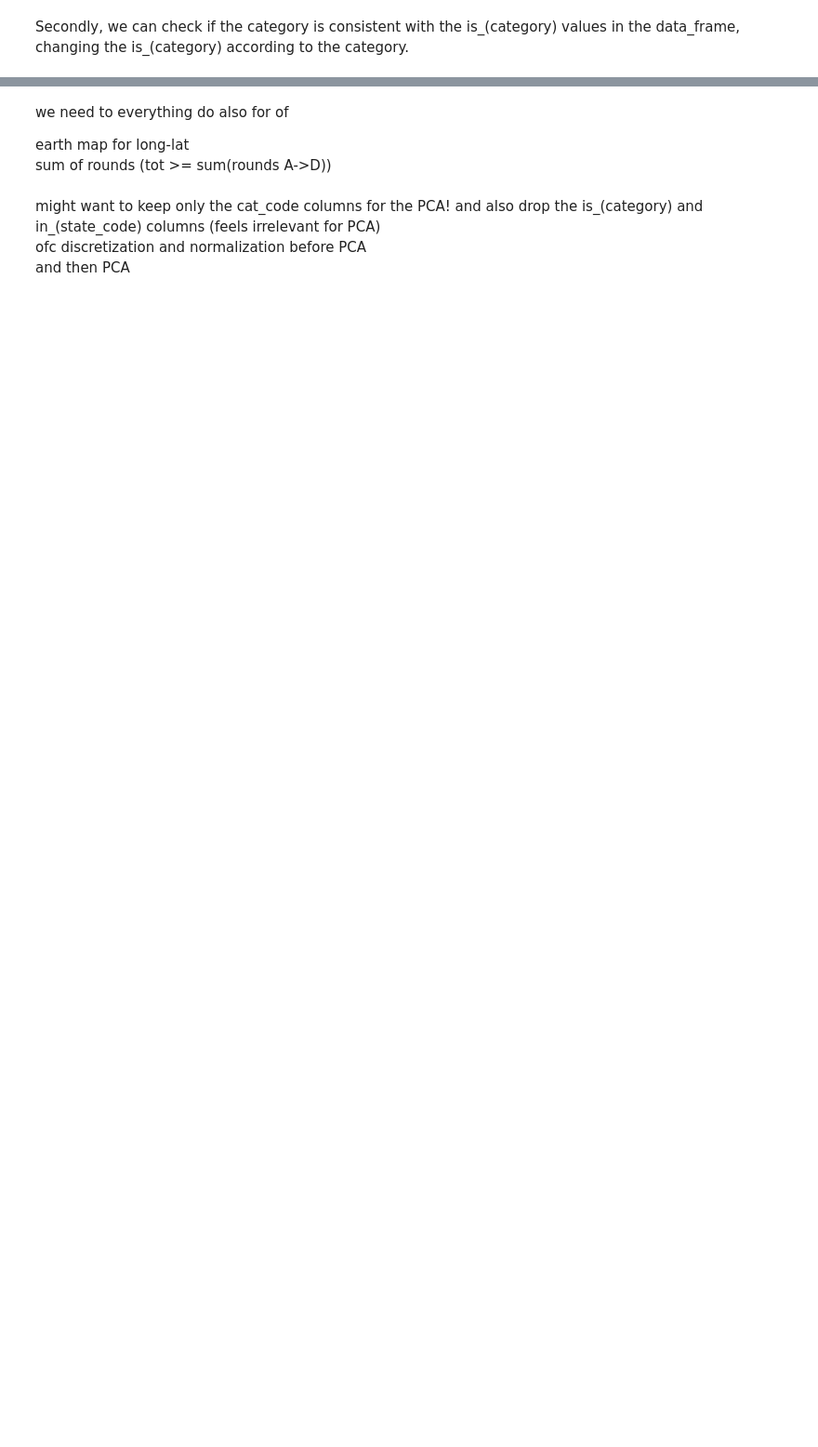
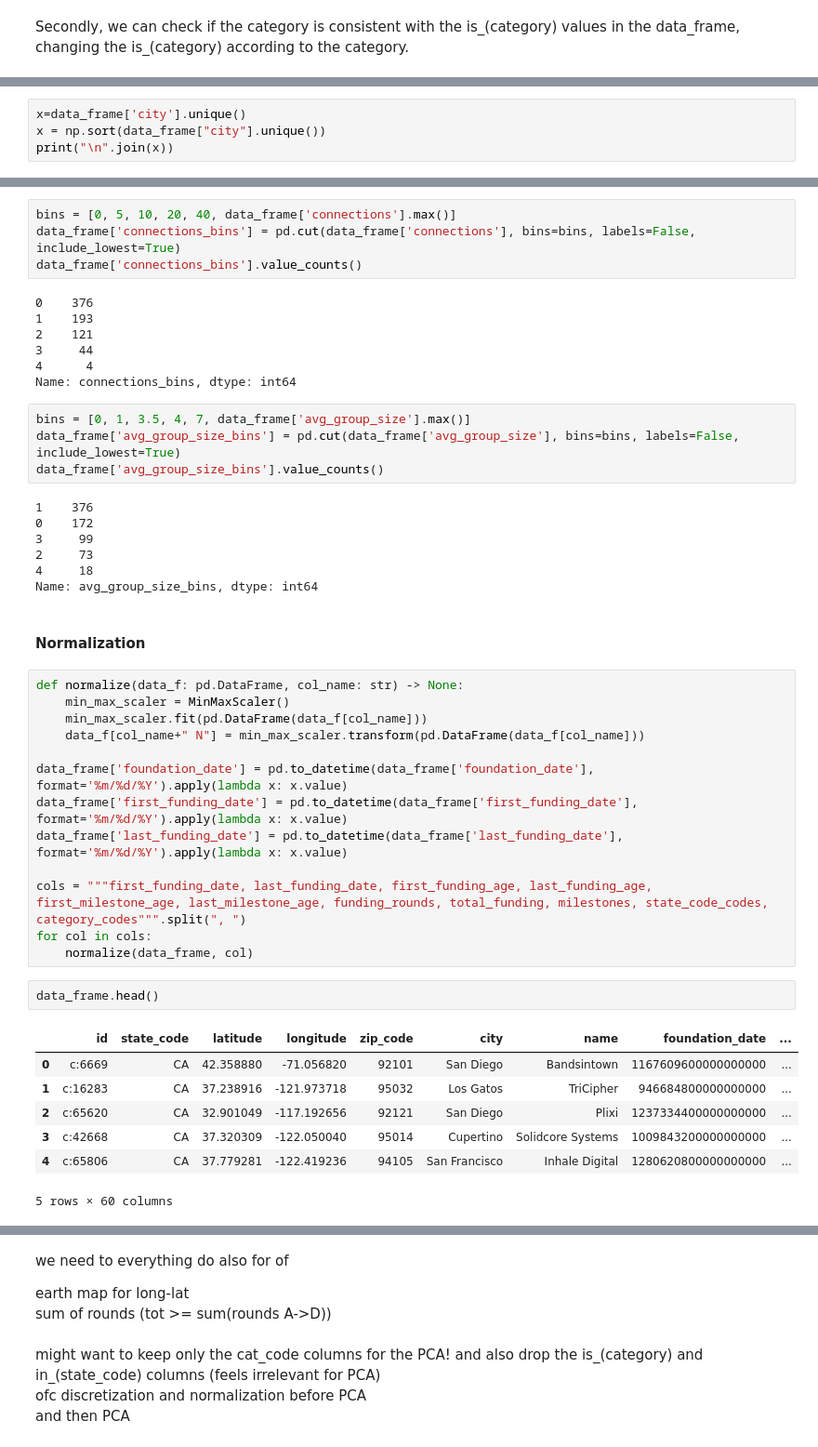
Before and after one commit to Liri-Be/DataMining, a Jupyter notebook: part-1/part1.ipynb, the cells around one changed output, grey strips where cells are left out. Shown at 93% size. Saved outputs shown, nothing was run; the diff lists cells and outputs as text; blank space fills up the shorter version.

Commit message:
almost finished - transformation :)))

```diff
--- a/part-1/part1.ipynb
+++ b/part-1/part1.ipynb
@@ -480,0 +564,4 @@ All good! No more inconsistency.
+# %%
+x=data_frame['city'].unique()
+x = np.sort(data_frame["city"].unique())
+print("\n".join(x))
@@ -480,0 +593,47 @@ All good! No more inconsistency.
+# %%
+bins = [0, 5, 10, 20, 40, data_frame['connections'].max()]
+data_frame['connections_bins'] = pd.cut(data_frame['connections'], bins=bins, labels=False, include_lowest=True)
+data_frame['connections_bins'].value_counts()
+# %% [output]
+0    376
+1    193
+2    121
+3     44
+4      4
+Name: connections_bins, dtype: int64
+# %%
+bins = [0, 1, 3.5, 4, 7, data_frame['avg_group_size'].max()]
+data_frame['avg_group_size_bins'] = pd.cut(data_frame['avg_group_size'], bins=bins, labels=False, include_lowest=True)
+data_frame['avg_group_size_bins'].value_counts()
+# %% [output]
+1    376
+0    172
+3     99
+2     73
+4     18
+Name: avg_group_size_bins, dtype: int64
+# %% [markdown]
+#### Normalization
+# %%
+def normalize(data_f: pd.DataFrame, col_name: str) -> None:
+    min_max_scaler = MinMaxScaler()
+    min_max_scaler.fit(pd.DataFrame(data_f[col_name]))
+    data_f[col_name+" N"] = min_max_scaler.transform(pd.DataFrame(data_f[col_name]))
+
+data_frame['foundation_date'] = pd.to_datetime(data_frame['foundation_date'], format='%m/%d/%Y').apply(lambda x: x.value)
+data_frame['first_funding_date'] = pd.to_datetime(data_frame['first_funding_date'], format='%m/%d/%Y').apply(lambda x: x.value)
+data_frame['last_funding_date'] = pd.to_datetime(data_frame['last_funding_date'], format='%m/%d/%Y').apply(lambda x: x.value)
+
+cols = """first_funding_date, last_funding_date, first_funding_age, last_funding_age, first_milestone_age, last_milestone_age, funding_rounds, total_funding, milestones, state_code_codes, category_codes""".split(", ")
+for col in cols:
+    normalize(data_frame, col)
+# %%
+data_frame.head()
+# %% [output]
+|  | id | state_code | latitude | longitude | zip_code | city | name | foundation_date | ... |
+| 0 | c:6669 | CA | 42.358880 | -71.056820 | 92101 | San Diego | Bandsintown | 1167609600000000000 | ... |
+| 1 | c:16283 | CA | 37.238916 | -121.973718 | 95032 | Los Gatos | TriCipher | 946684800000000000 | ... |
+| 2 | c:65620 | CA | 32.901049 | -117.192656 | 92121 | San Diego | Plixi | 1237334400000000000 | ... |
+| 3 | c:42668 | CA | 37.320309 | -122.050040 | 95014 | Cupertino | Solidcore Systems | 1009843200000000000 | ... |
+| 4 | c:65806 | CA | 37.779281 | -122.419236 | 94105 | San Francisco | Inhale Digital | 1280620800000000000 | ... |
+5 rows × 60 columns
```
Also changed, not shown: parts of 28 cells of this notebook.
